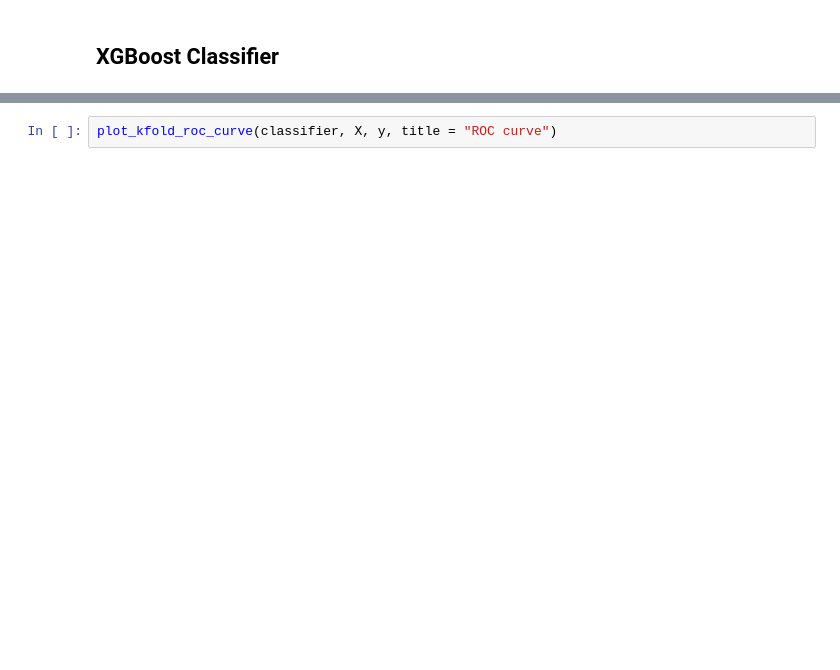
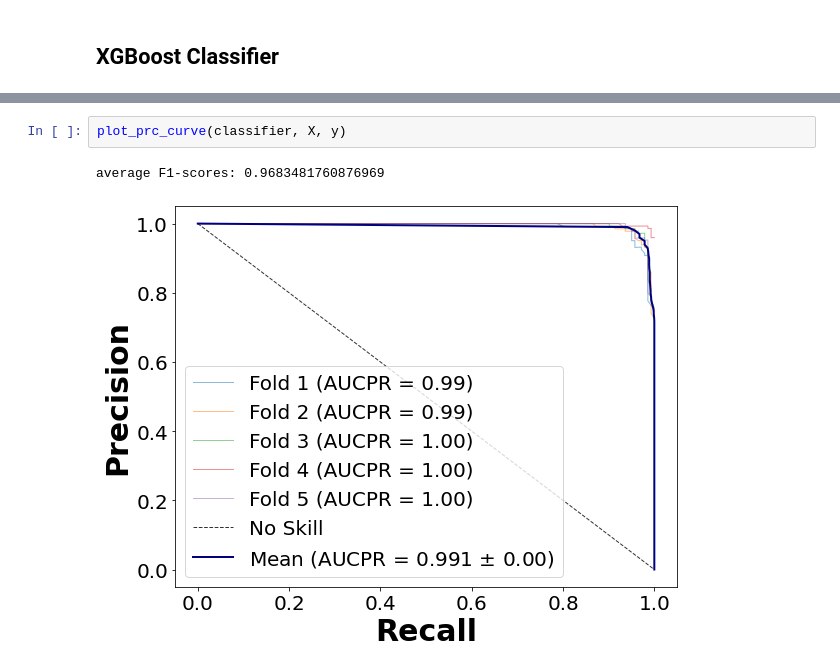
Before and after one commit to g7an/Security-Analytics-Final-Project, a Jupyter notebook: ML.ipynb, the cells around one changed output, grey strips where cells are left out. Cells and saved outputs as stored; diff of their text form; blank space fills up the shorter version.

```diff
--- a/ML.ipynb
+++ b/ML.ipynb
@@ -419,2 +531,5 @@ train_classifier(("XGBoost", xgbc), X_train, y_train, X_test, y_test)
 # %%
-plot_kfold_roc_curve(classifier, X, y, title = "ROC curve")
+plot_prc_curve(classifier, X, y)
+# %% [output]
+average F1-scores: 0.9683481760876969
+[figure, added]
```
Also changed, not shown: parts of 18 cells of this notebook, 1 other file.
